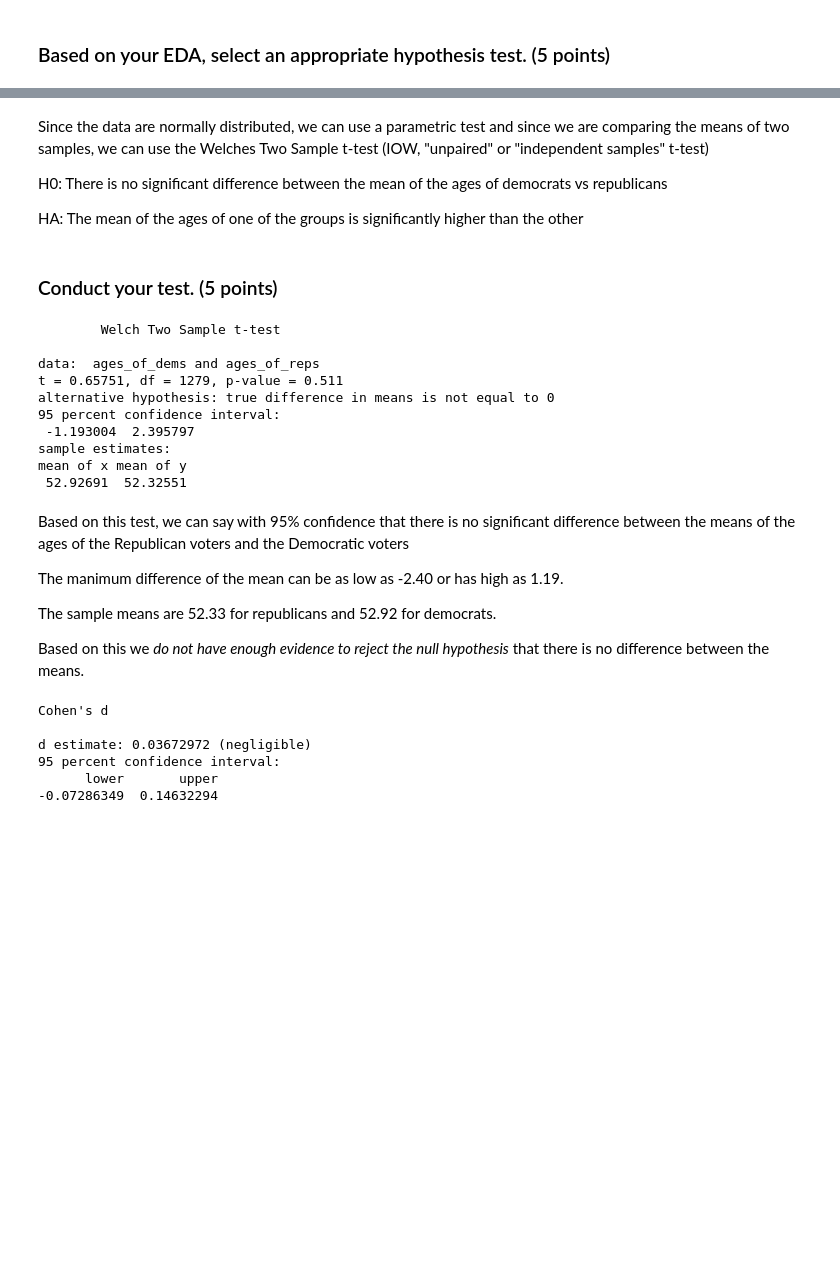
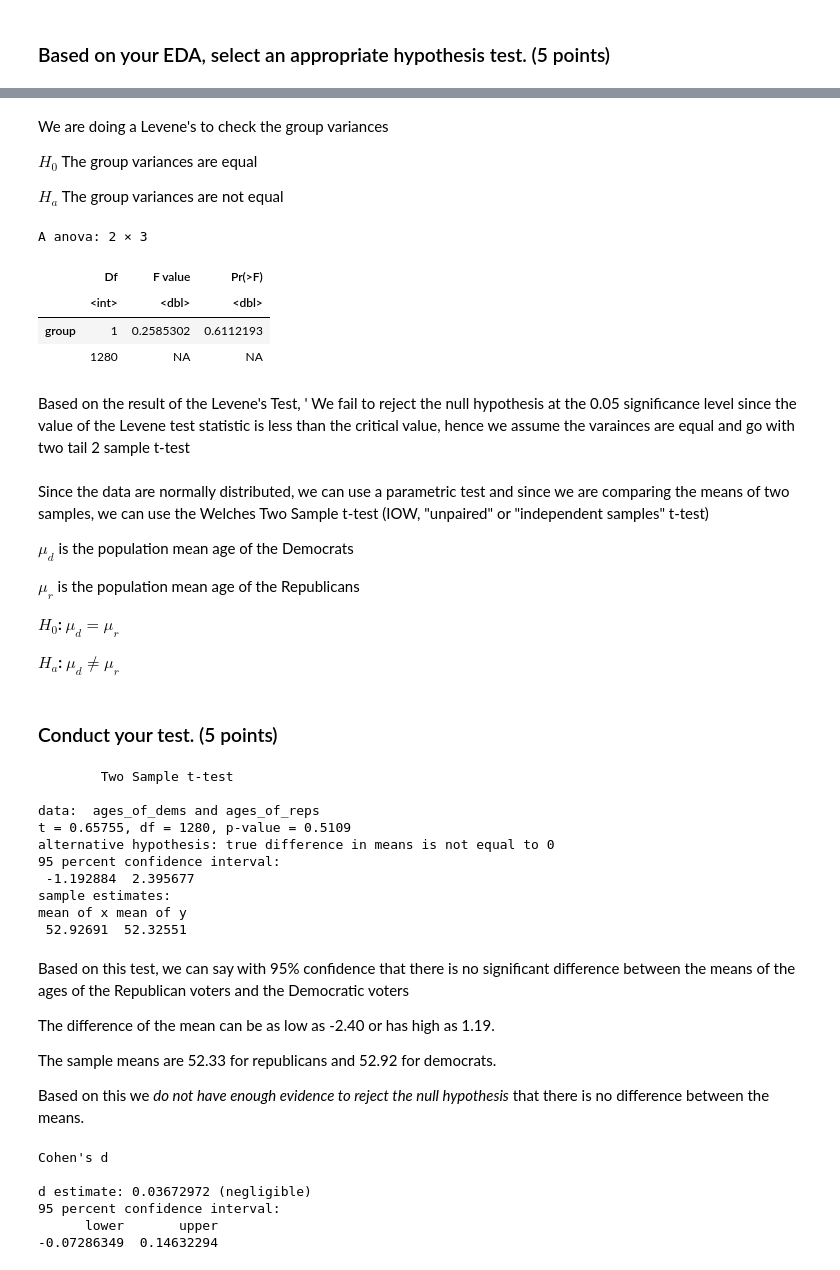
Before and after one commit to abhisha1991/w203_lab2, a Jupyter notebook: Lab2_w203_output.ipynb, the cells around one changed output, grey strips where cells are left out. Saved outputs shown, nothing was run; the diff lists cells and outputs as text; code cells hidden in the pictures; blank space fills up the shorter version.

```diff
--- a/Lab2_w203_output.ipynb
+++ b/Lab2_w203_output.ipynb
@@ -603,28 +573,53 @@ character(0)
+# %% [markdown]
+We are doing a Levene's to check the group variances
+
+$H_0$ The group variances are equal
+
+$H_a$ The group variances are not equal
+# %%
+y = c(ages_of_dems, ages_of_reps)
+group = as.factor(c(rep(1, length(ages_of_dems)), rep(2, length((ages_of_reps))) ))
+leveneTest(y, group, center="mean")
+# %% [output]
+A anova: 2 × 3
+|  | Df | F value | Pr(>F) |
+|  | <int> | <dbl> | <dbl> |
+| group | 1 | 0.2585302 | 0.6112193 |
+|  | 1280 | NA | NA |
+# %% [markdown]
+Based on the result of the Levene's Test, ' We fail to reject the null hypothesis at
+the 0.05 significance level since the value of the Levene test statistic is less
+than the critical value, hence we assume the varainces are equal and go with two tail 2 sample t-test
 # %% [markdown]
 Since the data are normally distributed, we can use a parametric test and since we are comparing the means of two samples, we can use the Welches Two Sample t-test (IOW, "unpaired" or "independent samples" t-test)
 
-H0: There is no significant difference between the mean of the ages of democrats vs republicans
 
-HA: The mean of the ages of one of the groups is significantly higher than the other
+$\mu_d$ is the population mean age of the Democrats
+
+$\mu_r$ is the population mean age of the Republicans
+
+**$H_0$: $\mu_d = \mu_r$**
+
+**$H_a$: $\mu_d \ne \mu_r$**
 # %% [markdown]
 ### Conduct your test. (5 points)
 # %%
-t.test(ages_of_dems, ages_of_reps, alternative = "two.sided", 0, paired = FALSE, var.equal = FALSE )
+t.test(ages_of_dems, ages_of_reps, alternative = "two.sided", 0, paired = FALSE, var.equal = TRUE )
 # %% [output]
-        Welch Two Sample t-test
+        Two Sample t-test
 
 data:  ages_of_dems and ages_of_reps
-t = 0.65751, df = 1279, p-value = 0.511
+t = 0.65755, df = 1280, p-value = 0.5109
 alternative hypothesis: true difference in means is not equal to 0
 95 percent confidence interval:
- -1.193004  2.395797
+ -1.192884  2.395677
 sample estimates:
 mean of x mean of y
  52.92691  52.32551
 # %% [markdown]
 Based on this test, we can say with 95% confidence that there is no significant difference between the means of the ages of the Republican voters and the Democratic voters
 
-The manimum difference of the mean can be as low as -2.40 or has high as 1.19.
+The difference of the mean can be as low as -2.40 or has high as 1.19.
 
 The sample means are 52.33 for republicans and 52.92 for democrats.
 
```
Also changed, not shown: parts of 22 cells of this notebook, 1 other file.
